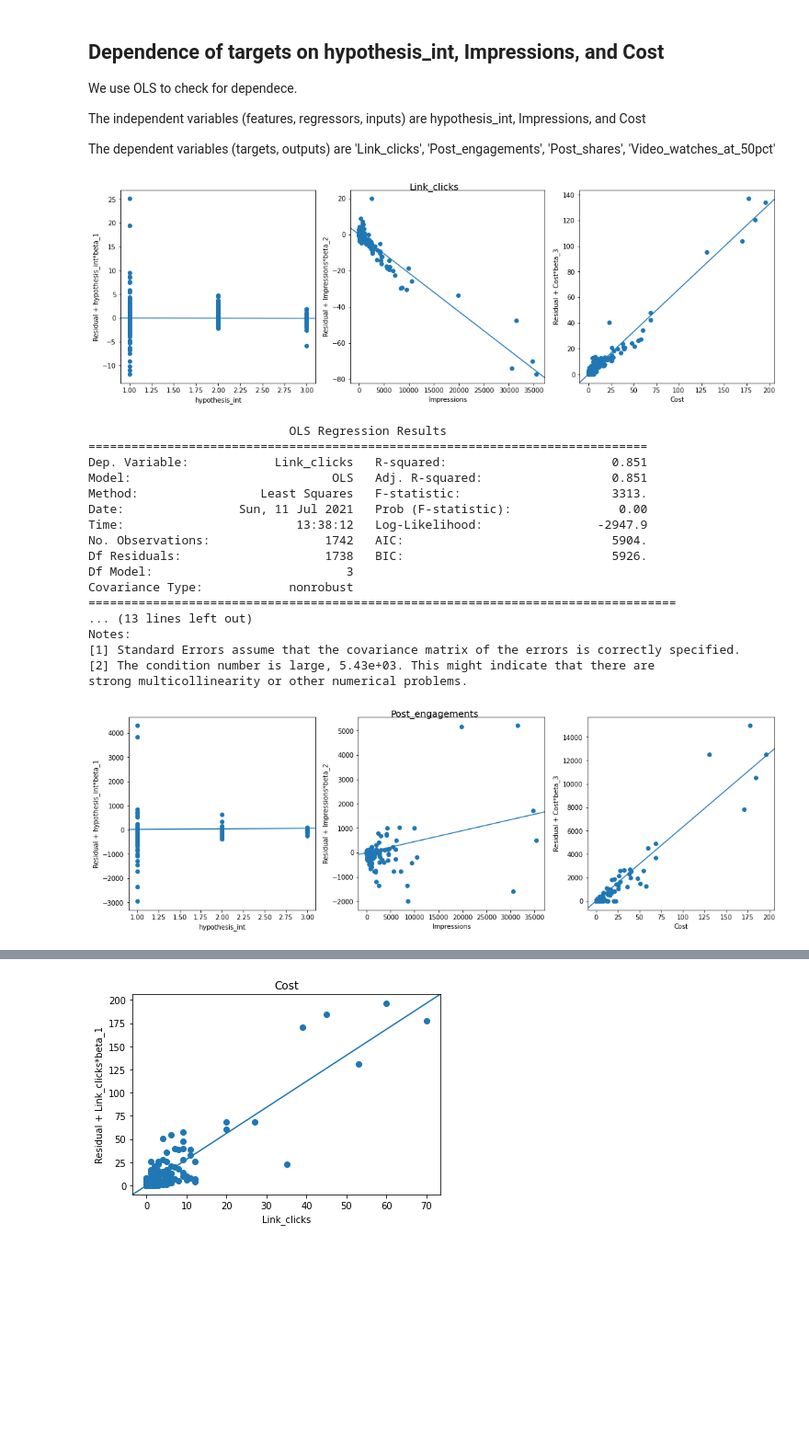
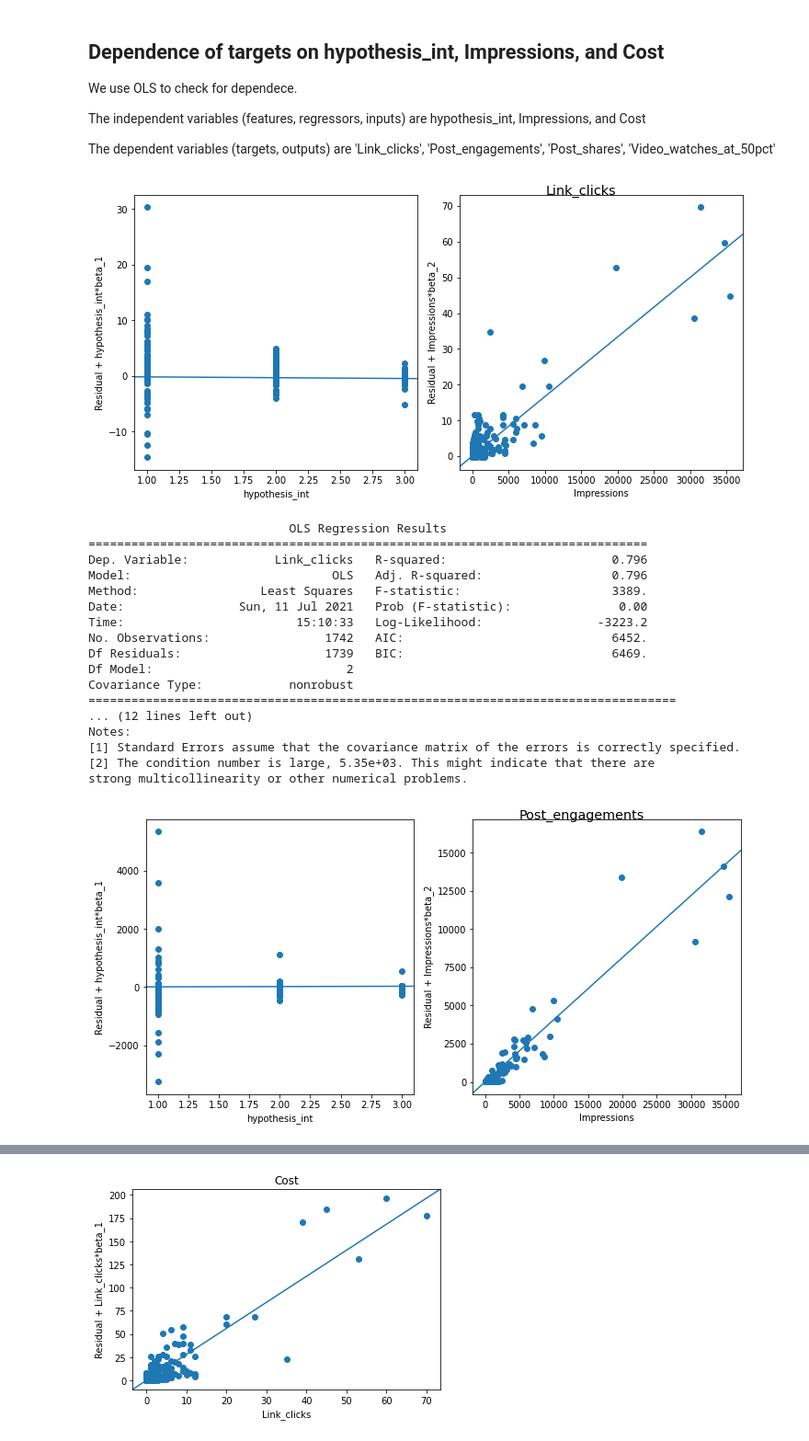
Before and after one commit to katrinrohrb/PIVOT, a Jupyter notebook: OLS.ipynb, the cells around one changed output, grey strips where cells are left out. Shown: that part at 92% size. Saved outputs shown, nothing was run; the diff lists cells and outputs as text; code cells hidden in the pictures; blank space fills up the shorter version.

Commit message:
took out Cost

```diff
--- a/OLS.ipynb
+++ b/OLS.ipynb
@@ -53,39 +47,39 @@ The dependent variables (targets, outputs) are 'Link_clicks', 'Post_engagements'
 # %%
 dat = df    #or just:? df[df['language']=='en']
 #'campaign','initial exposure','Cost','age group','h1','h2','h3'
 targets = ['Link_clicks', 'Post_engagements', 'Post_shares', 'Video_watches_at_50pct']
 for target in targets:
-    model = smf.ols(f'{target} ~ hypothesis_int + Impressions + Cost', data=dat)
+    model = smf.ols(f'{target} ~ hypothesis_int + Impressions', data=dat)
     result = model.fit()
     fig = plt.figure(figsize=(15, 5))
     sm.graphics.plot_ccpr_grid(result,grid=(1,3),fig=fig)
     plt.suptitle(target, fontsize='x-large')
     plt.show()
     print(result.summary())
 
 
     #for name in model.exog_names:
     #    if name != 'Intercept':
     #        sm.graphics.plot_ccpr(result, name)
 # %% [output]
-[figure, old version]
+[figure, new version]
                             OLS Regression Results
 ==============================================================================
-Dep. Variable:            Link_clicks   R-squared:                       0.851
-Model:                            OLS   Adj. R-squared:                  0.851
-Method:                 Least Squares   F-statistic:                     3313.
+Dep. Variable:            Link_clicks   R-squared:                       0.796
+Model:                            OLS   Adj. R-squared:                  0.796
+Method:                 Least Squares   F-statistic:                     3389.
 Date:                Sun, 11 Jul 2021   Prob (F-statistic):               0.00
-Time:                        13:38:12   Log-Likelihood:                -2947.9
-No. Observations:                1742   AIC:                             5904.
-Df Residuals:                    1738   BIC:                             5926.
-Df Model:                           3
+Time:                        15:10:33   Log-Likelihood:                -3223.2
+No. Observations:                1742   AIC:                             6452.
+Df Residuals:                    1739   BIC:                             6469.
+Df Model:                           2
 Covariance Type:            nonrobust
 ==================================================================================
-... (13 lines left out)
+... (12 lines left out)
 Notes:
 [1] Standard Errors assume that the covariance matrix of the errors is correctly specified.
-[2] The condition number is large, 5.43e+03. This might indicate that there are
+[2] The condition number is large, 5.35e+03. This might indicate that there are
 strong multicollinearity or other numerical problems.
-[figure, old version]
+[figure, new version]
                             OLS Regression Results
 ==============================================================================
```
Also changed, not shown: parts of 2 cells of this notebook.
